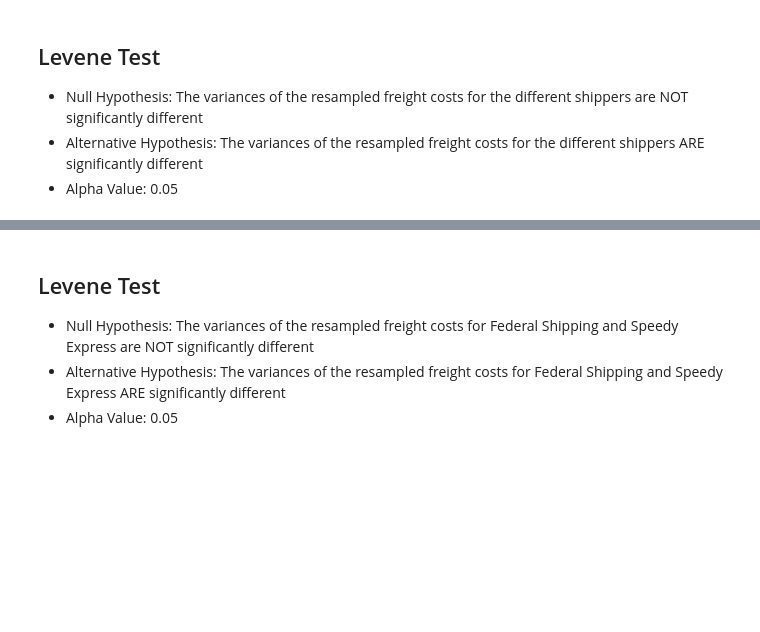
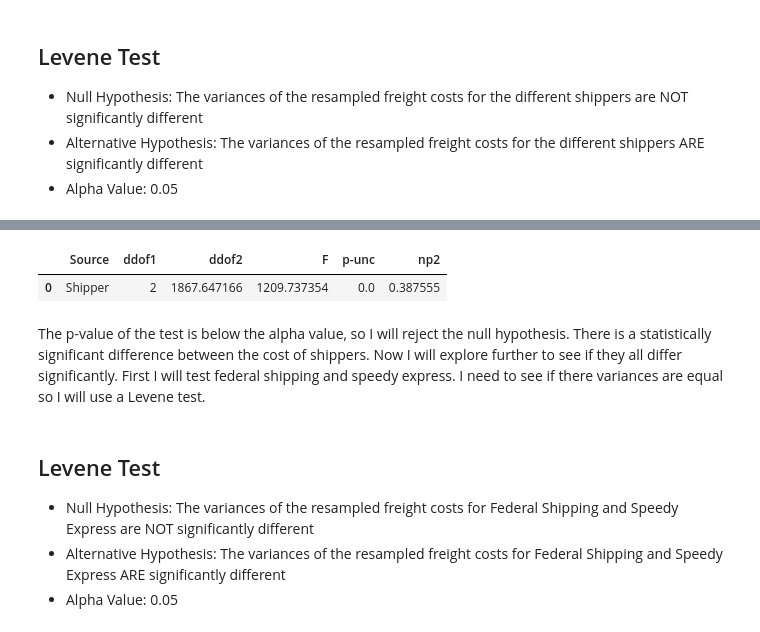
Before and after one commit to georgewillben/Northwind-Database-Statistical-Tests-Module-3-Project, a Jupyter notebook: Northwind_Statistical_Tests.ipynb, the cells around one changed output, grey strips where cells are left out. Drawn from its saved outputs; the diff is of its cells as text; code cells hidden in the pictures; blank space fills up the shorter version.

```diff
--- a/Northwind_Statistical_Tests.ipynb
+++ b/Northwind_Statistical_Tests.ipynb
@@ -389,3 +394,17 @@ Since the p-value of the Levene test is below 0.05, I can reject the null hypoth
+# %%
+#combine data
+df = pd.DataFrame({"Federal Shipping":fed_resampled, "Speedy Express":speed_resampled, "United Package":united_resampled})
+# melt dataframe
+df = df.melt(id_vars=[], value_vars=["Federal Shipping", "Speedy Express", "United Package"],\
+        var_name="Shipper", value_name="Cost")
+
+# Welch's ANOVA Test
+welch_anova(data=df, dv="Cost", between="Shipper")
+# %% [output]
+|  | Source | ddof1 | ddof2 | F | p-unc | np2 |
+| 0 | Shipper | 2 | 1867.647166 | 1209.737354 | 0.0 | 0.387555 |
+# %% [markdown]
+The p-value of the test is below the alpha value, so I will reject the null hypothesis. There is a statistically significant difference between the cost of shippers. Now I will explore further to see if they all differ significantly. First I will test federal shipping and speedy express. I need to see if there variances are equal so I will use a Levene test.
 # %% [markdown]
 ## Levene Test
 * Null Hypothesis: The variances of the resampled freight costs for Federal Shipping and Speedy Express are NOT significantly different
```
Also changed, not shown: parts of 9 cells of this notebook.
